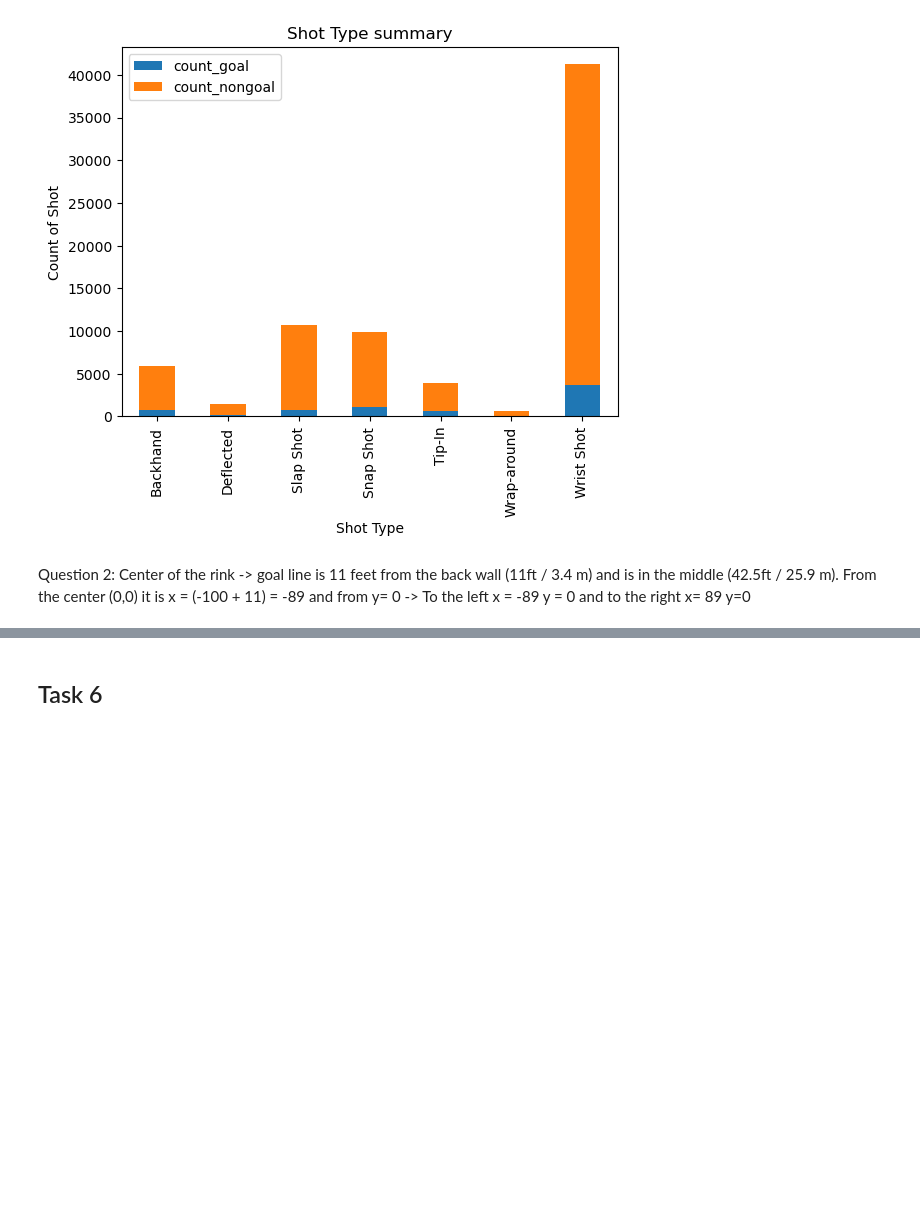
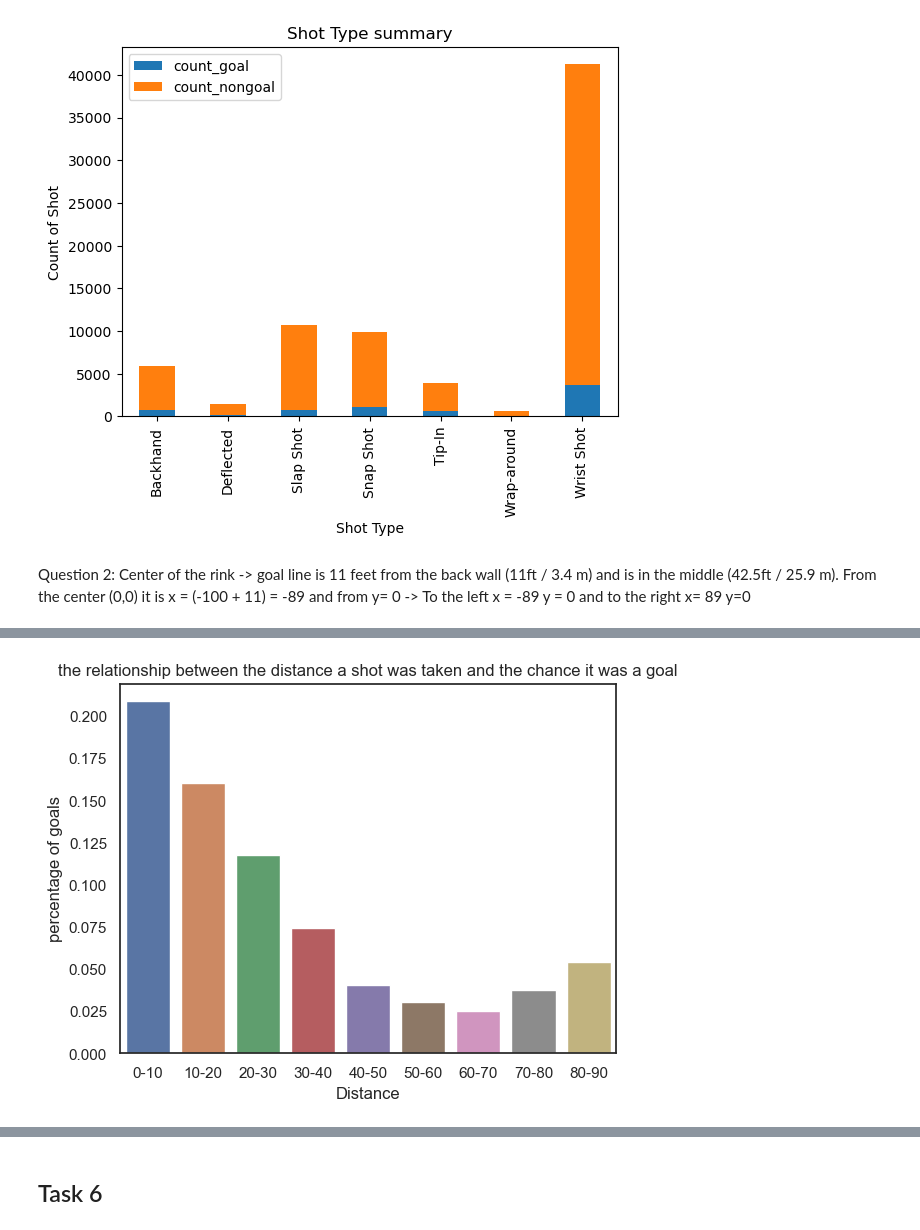
Before and after one commit to mina-parham/IFT6758-Project, a Jupyter notebook: notebooks/Milestone1.ipynb, the cells around one changed output, grey strips where cells are left out. Drawn from its saved outputs; the diff is of its cells as text; code cells hidden in the pictures; blank space fills up the shorter version.

```diff
--- a/notebooks/Milestone1.ipynb
+++ b/notebooks/Milestone1.ipynb
@@ -382,0 +413,13 @@ Question 2: Center of the rink -> goal line is 11 feet from the back wall (11ft
+# %%
+def distance(x_coor, y_coor):
+    center_goal = (89, 0)
+    x_distance_main = []
+    for i in x_coor:
+        x_distance = lambda i : center_goal[0] - i if i > 0  else -center_goal[0] - i
+        x_distance_main.append(x_distance(i))
+    distance = np.sqrt(np.asarray(x_distance_main) **2 + (center_goal[1] - y_coor)**2)
+    return distance
+# %%
+data_2018['distance'] = distance(data_2018['coordinate_x'], data_2018['coordinate_y'])
+data_2019['distance'] = distance(data_2019['coordinate_x'], data_2019['coordinate_y'])
+data_2020['distance'] = distance(data_2020['coordinate_x'], data_2020['coordinate_y'])
@@ -382,0 +441,2 @@ Question 2: Center of the rink -> goal line is 11 feet from the back wall (11ft
+# %%
+data_2018['distance'] = pd.to_numeric(data_2018['distance'])
@@ -382,0 +452,20 @@ Question 2: Center of the rink -> goal line is 11 feet from the back wall (11ft
+# %%
+def bar_plot(df):
+    df['distance'] = pd.to_numeric(df['distance'])
+    bins= np.arange(0,100,10)
+    x = pd.cut(df[df['is_goal'] == True]['distance'], bins=bins).reset_index()
+    x =x.groupby('distance', as_index=False).size()
+    x.columns = ['distance', 'count']
+
+    y = pd.cut(df['distance'], bins=bins).reset_index()
+    y =y.groupby('distance', as_index=False).size()
+    y.columns = ['distance', 'count']
+
+    sns.set_theme(style="white", palette=None)
+    ax = sns.barplot(x=['0-10','10-20','20-30','30-40','40-50','50-60','60-70','70-80','80-90' ], y = x['count'] / y['count'])
+    ax.set_title('the relationship between the distance a shot was taken and the chance it was a goal')
+    ax.set(xlabel="Distance", ylabel = "percentage of goals")
+# %%
+bar_plot(data_2018)
+# %% [output]
+[figure, added]
```
Also changed, not shown: parts of 13 cells of this notebook, 1 other file.
